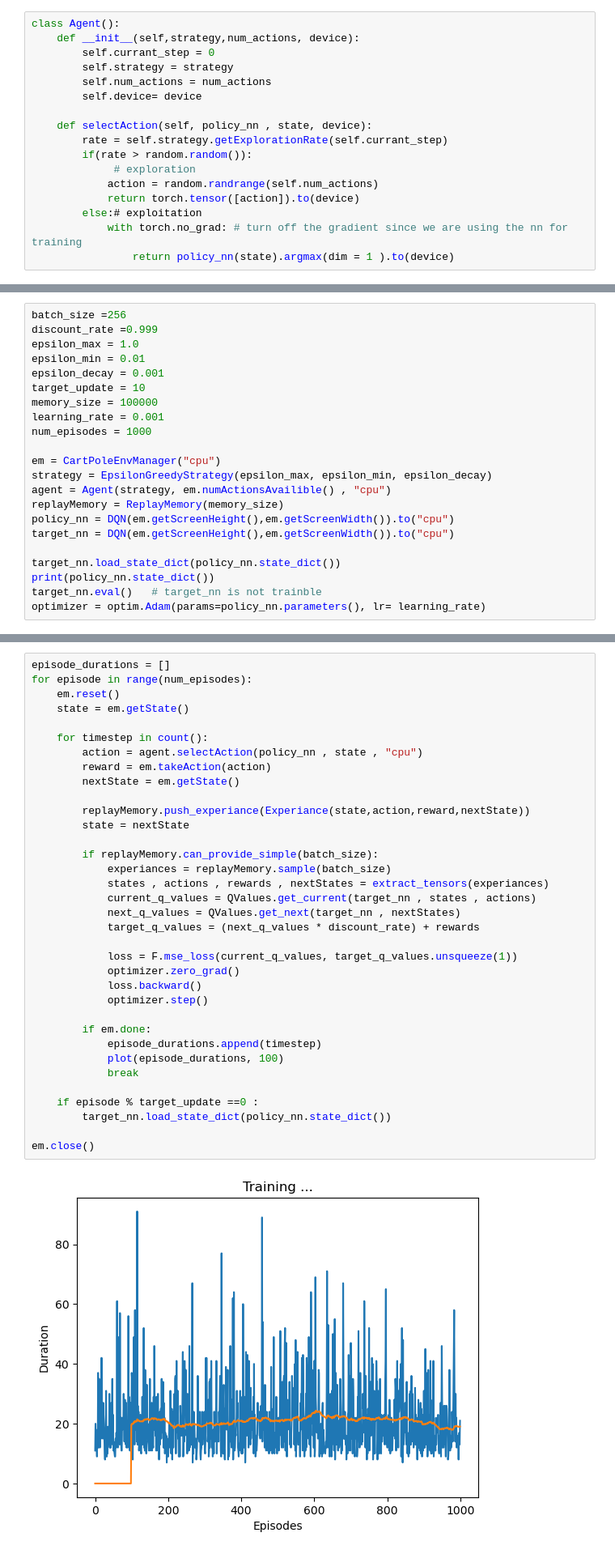
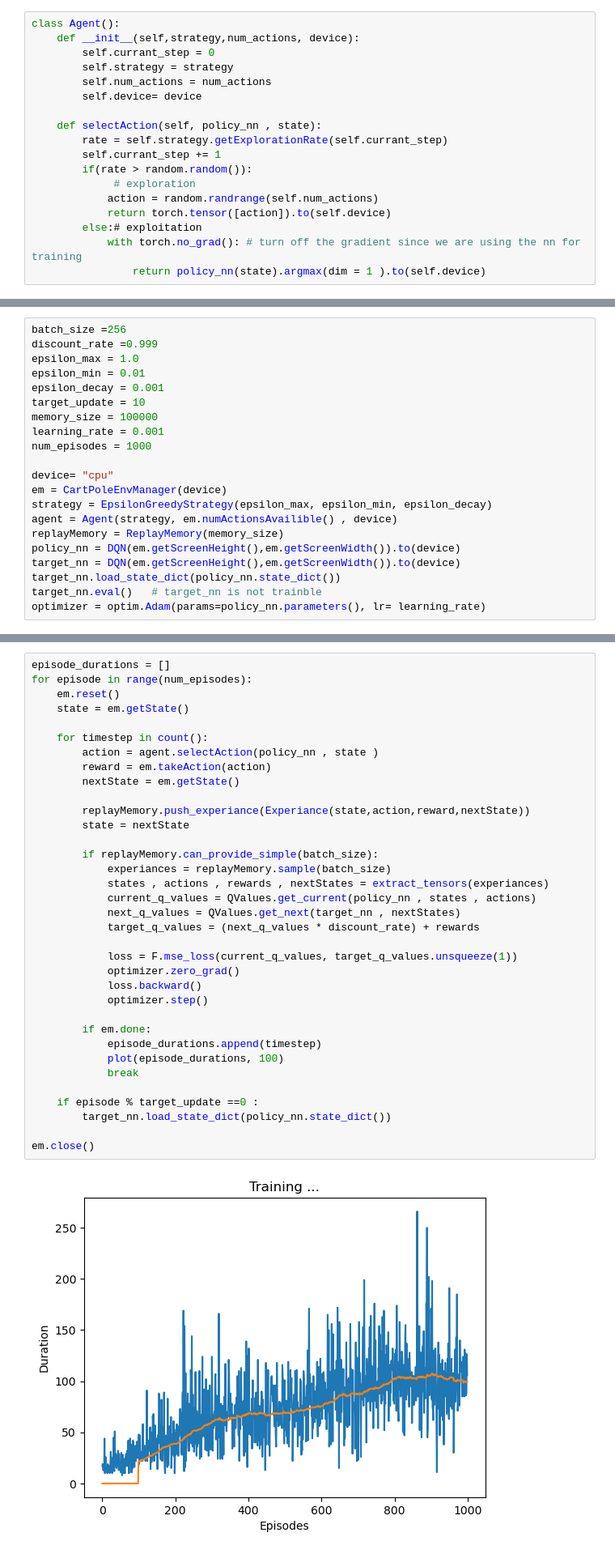
Before and after one commit to nabilaChehla/cartPole, a Jupyter notebook: cartPole.ipynb, the cells around one changed output, grey strips where cells are left out. Shown: that part at 81% size. Cells and saved outputs as stored; diff of their text form.

Commit message:
version 1 :  cartPole

```diff
--- a/cartPole.ipynb
+++ b/cartPole.ipynb
@@ -124,12 +87,13 @@ class Agent():
         self.num_actions = num_actions
         self.device= device
 
-    def selectAction(self, policy_nn , state, device):
+    def selectAction(self, policy_nn , state):
         rate = self.strategy.getExplorationRate(self.currant_step)
+        self.currant_step += 1
         if(rate > random.random()):
              # exploration
             action = random.randrange(self.num_actions)
-            return torch.tensor([action]).to(device)
+            return torch.tensor([action]).to(self.device)
         else:# exploitation
-            with torch.no_grad: # turn off the gradient since we are using the nn for training
-                return policy_nn(state).argmax(dim = 1 ).to(device)
+            with torch.no_grad(): # turn off the gradient since we are using the nn for training
+                return policy_nn(state).argmax(dim = 1 ).to(self.device)
@@ -300,14 +253,13 @@ memory_size = 100000
 learning_rate = 0.001
 num_episodes = 1000
 
-em = CartPoleEnvManager("cpu")
+device= "cpu"
+em = CartPoleEnvManager(device)
 strategy = EpsilonGreedyStrategy(epsilon_max, epsilon_min, epsilon_decay)
-agent = Agent(strategy, em.numActionsAvailible() , "cpu")
+agent = Agent(strategy, em.numActionsAvailible() , device)
 replayMemory = ReplayMemory(memory_size)
-policy_nn = DQN(em.getScreenHeight(),em.getScreenWidth()).to("cpu")
-target_nn = DQN(em.getScreenHeight(),em.getScreenWidth()).to("cpu")
-
+policy_nn = DQN(em.getScreenHeight(),em.getScreenWidth()).to(device)
+target_nn = DQN(em.getScreenHeight(),em.getScreenWidth()).to(device)
 target_nn.load_state_dict(policy_nn.state_dict())
-print(policy_nn.state_dict())
 target_nn.eval()   # target_nn is not trainble
 optimizer = optim.Adam(params=policy_nn.parameters(), lr= learning_rate)
@@ -336,34 +272,34 @@ for episode in range(num_episodes):
     state = em.getState()
 
     for timestep in count():
-        action = agent.selectAction(policy_nn , state , "cpu")
+        action = agent.selectAction(policy_nn , state )
         reward = em.takeAction(action)
         nextState = em.getState()
 
         replayMemory.push_experiance(Experiance(state,action,reward,nextState))
         state = nextState
 
         if replayMemory.can_provide_simple(batch_size):
             experiances = replayMemory.sample(batch_size)
             states , actions , rewards , nextStates = extract_tensors(experiances)
-            current_q_values = QValues.get_current(target_nn , states , actions)
+            current_q_values = QValues.get_current(policy_nn , states , actions)
             next_q_values = QValues.get_next(target_nn , nextStates)
             target_q_values = (next_q_values * discount_rate) + rewards
 
             loss = F.mse_loss(current_q_values, target_q_values.unsqueeze(1))
             optimizer.zero_grad()
             loss.backward()
             optimizer.step()
 
         if em.done:
             episode_durations.append(timestep)
             plot(episode_durations, 100)
             break
 
     if episode % target_update ==0 :
         target_nn.load_state_dict(policy_nn.state_dict())
 
 em.close()
 # %% [output]
-[figure, old version]
+[figure, new version]
 Episode 1000
```
Also changed, not shown: parts of 17 cells of this notebook.
